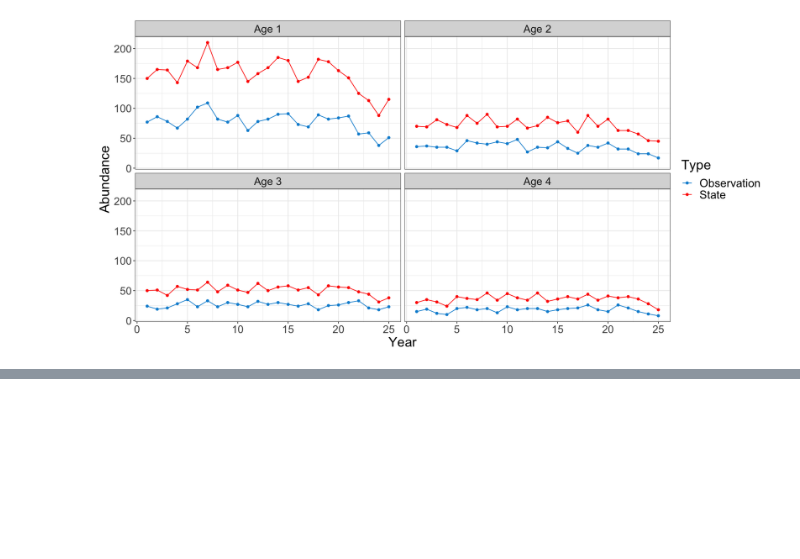
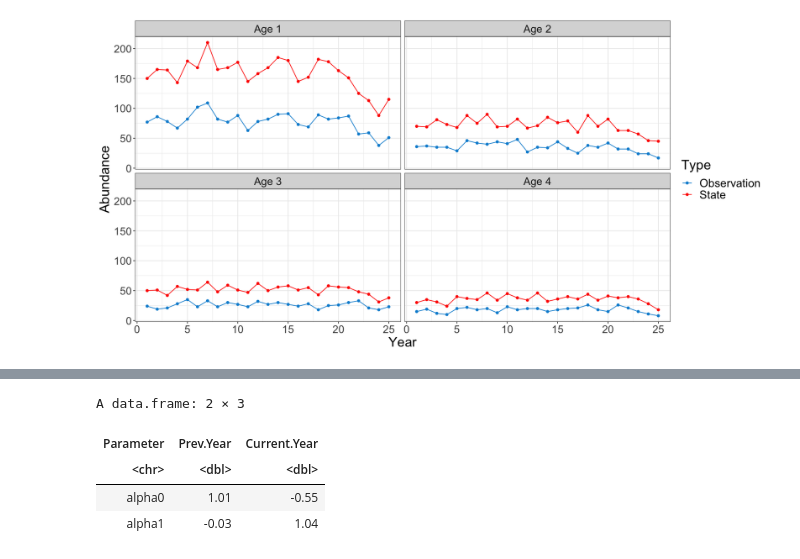
Before and after one commit to erikseulean/wildlife, a Jupyter notebook: Assignment1_ErikCristianSeulean.ipynb, the cells around one changed output, grey strips where cells are left out. Saved outputs shown, nothing was run; the diff lists cells and outputs as text; code cells hidden in the pictures; blank space fills up the shorter version.

```diff
--- a/Project 1.ipynb
+++ b/Assignment1_ErikCristianSeulean.ipynb
@@ -138,0 +279,13 @@ ggplot(data=projected_population, aes(x=Year, y=Abundance, group=Type, color=Typ
+# %%
+parameters <- data.frame(
+    Parameter = c("alpha0", "alpha1"),
+    Prev.Year = c(round(fit_prev_year_CC$par[3], 2), round(fit_prev_year_CC$par[4], 2)),
+    Current.Year = c(round(fit_current_year_CC$par[3], 2), round(fit_current_year_CC$par[4], 2))
+)
+parameters
+# %% [output]
+A data.frame: 2 × 3
+| Parameter | Prev.Year | Current.Year |
+| <chr> | <dbl> | <dbl> |
+| alpha0 | 1.01 | -0.55 |
+| alpha1 | -0.03 | 1.04 |
```
Also changed, not shown: parts of 22 cells of this notebook.
